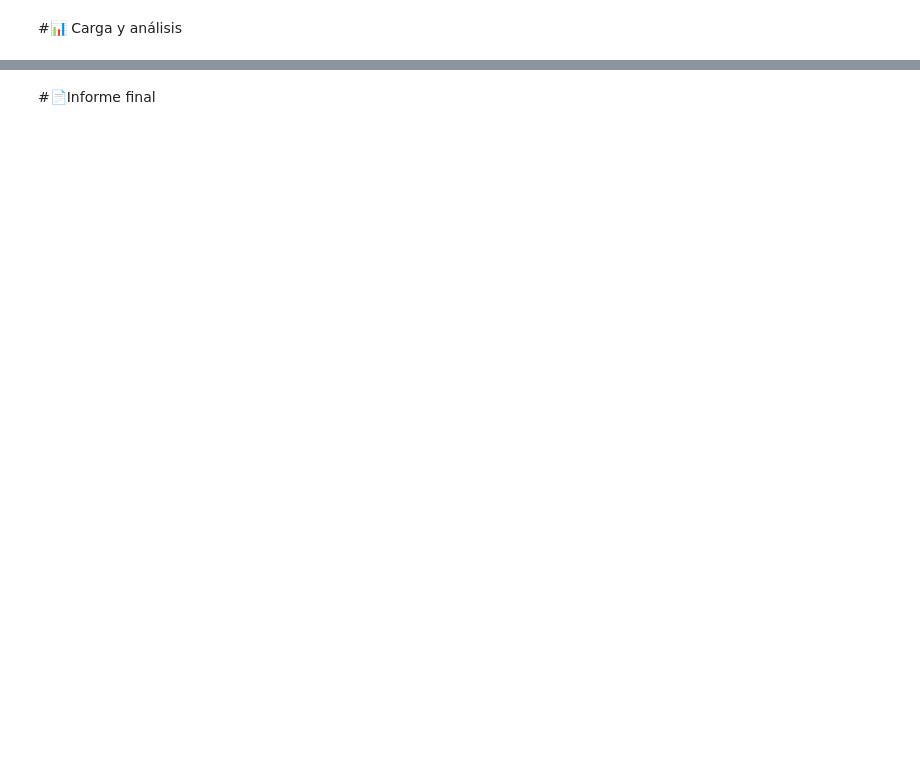
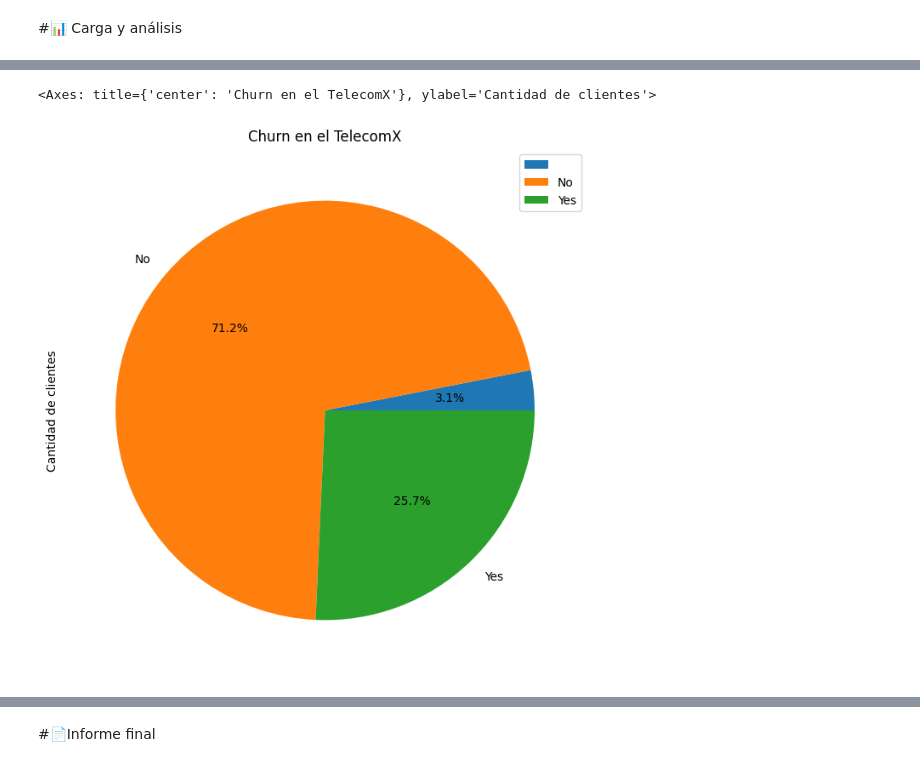
Before and after one commit to aledroza/AluraOneG8_Challenge-Telecom-X, a Jupyter notebook: TelecomX_LATAM.ipynb, the cells around one changed output, grey strips where cells are left out. Cells and saved outputs as stored; diff of their text form; code cells hidden in the pictures; blank space fills up the shorter version.

```diff
--- a/TelecomX_LATAM.ipynb
+++ b/TelecomX_LATAM.ipynb
@@ -218,0 +917,3 @@ pd.read_json('telecom_X_account_normalizado.json')
+# %%
+df_telecom_X = df_telecom_X.sort_values('charges.monthly', ascending=True)
+df_telecom_X.head()
@@ -220,0 +1040,6 @@ pd.read_json('telecom_X_account_normalizado.json')
+# %%
+# Convert 'charges.total' to numeric, coercing errors to NaN
+df_telecom_X['charges.total'] = pd.to_numeric(df_telecom_X['charges.total'], errors='coerce')
+
+# Calculate the mean of the numeric column, skipping NaN values
+df_telecom_X['charges.total'].mean()
@@ -220,0 +1052,2 @@ pd.read_json('telecom_X_account_normalizado.json')
+# %%
+df_telecom_X['charges.total'].fillna(0, inplace=True)
@@ -220,0 +1481,3 @@ pd.read_json('telecom_X_account_normalizado.json')
+# %%
+df_churn_telecomX= df_telecom_X.groupby(['churn'])[['customerid']].count()
+df_churn_telecomX
@@ -220,0 +1490,5 @@ pd.read_json('telecom_X_account_normalizado.json')
+# %%
+df_churn_telecomX.plot(kind='pie', y='customerid', figsize=(10,8), color='purple', title='Churn en el TelecomX', xlabel='churn', ylabel='Cantidad de clientes', autopct='%1.1f%%')
+# %% [output]
+<Axes: title={'center': 'Churn en el TelecomX'}, ylabel='Cantidad de clientes'>
+[figure, added]
```
Also changed, not shown: parts of 229 cells of this notebook.
